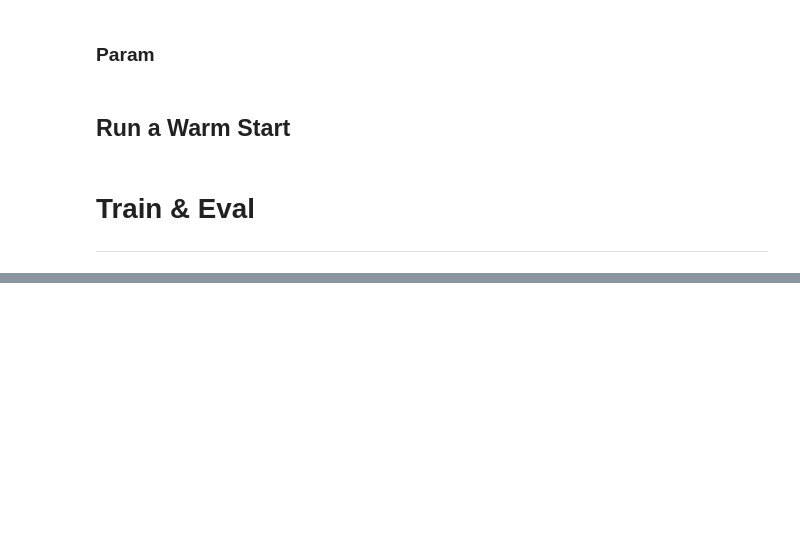
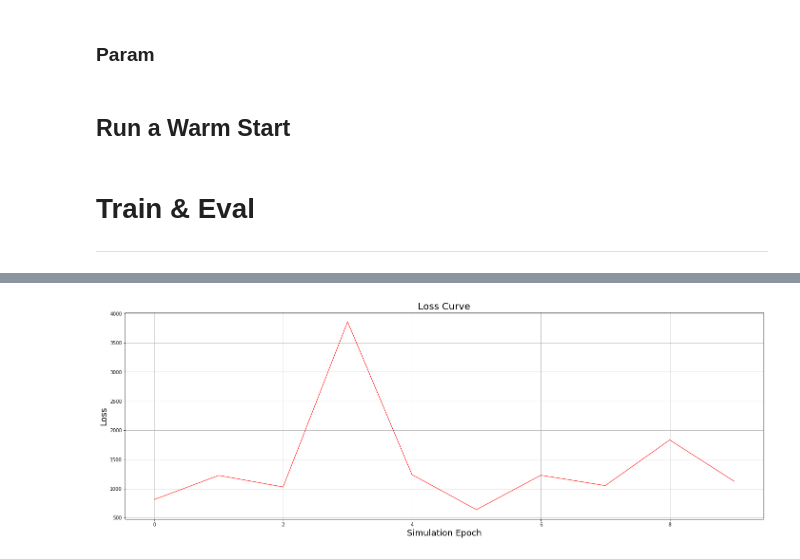
Before and after one commit to dengl11/CS234-Project, a Jupyter notebook: DQN-Tensorflow.ipynb, the cells around one changed output, grey strips where cells are left out. Saved outputs shown, nothing was run; the diff lists cells and outputs as text; code cells hidden in the pictures; blank space fills up the shorter version.

```diff
--- a/DQN-Tensorflow.ipynb
+++ b/DQN-Tensorflow.ipynb
@@ -437,0 +438,4 @@ draw_loss_curve(losses)
+# %%
+draw_loss_curve(losses[-10:])
+# %% [output]
+[figure, added]
```
Also changed, not shown: parts of 12 cells of this notebook, 8 other files.
